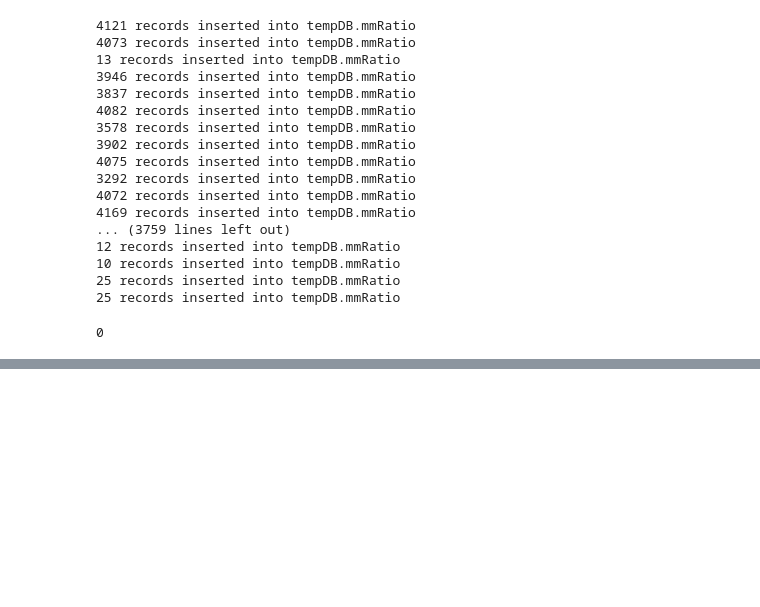
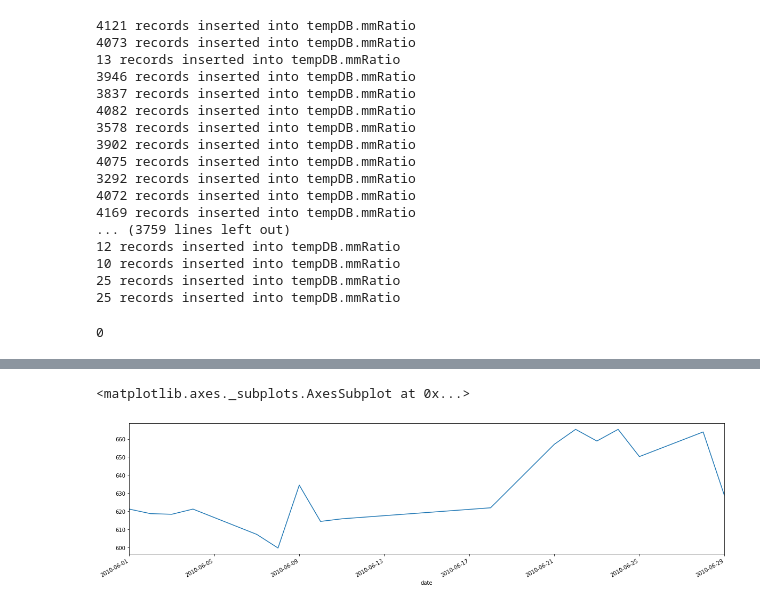
Before and after one commit to banksempire/FDM, a Jupyter notebook: FDM_test.ipynb, the cells around one changed output, grey strips where cells are left out. Saved outputs shown, nothing was run; the diff lists cells and outputs as text; code cells hidden in the pictures; blank space fills up the shorter version.

```diff
--- a/FDM_test.ipynb
+++ b/FDM_test.ipynb
@@ -134,0 +137,35 @@ indexes.head()
+# %%
+# Size factor
+
+from fdm import Tushare
+from fdm import CleanData
+
+# Var
+# client = self.get_client()
+client = client
+startdate = datetime(2019,1,1)
+enddate = datetime(2019,2,1)
+category = 'mv'
+q=0.5
+
+catcode = {'mv': 'total_mv', 'fmv': 'circ_mv'}
+
+# Init database
+tdb = Tushare(client).daily_basic()
+cdb = CleanData(client).pricing()
+
+# Get category score
+catdata = tdb.query({'trade_date': {'$gt': startdate, '$lte': enddate}},
+                    projection=['ts_code', 'trade_date', catcode[category]])
+catdata = catdata.pivot(
+    index='trade_date', columns='ts_code', values=catcode[category])
+catdata.sort_index(inplace=True)
+
+# Split stock codes by category score
+def split_list_by_quantile(ts):
+    low = ts[ts.quantile(q)>ts].index
+    high = ts[ts.quantile(1-q)<=ts].index
+    return pd.Series({'low':list(low),'high':list(high)})
+split_list = catdata.apply(split_list_by_quantile,axis = 1)
+
+# Get return data
@@ -134,0 +200,10 @@ indexes.head()
+# %%
+df = cdb.query({'code':'000001.SZ'})
+df = df.set_index('date')
+df = df.sort_index()
+# %%
+
+df['close']['2010-06-01':'2010-09-01'].plot(figsize=(20,5))
+# %% [output]
+<matplotlib.axes._subplots.AxesSubplot at 0x...>
+[figure, added]
```
Also changed, not shown: parts of 4 cells of this notebook, 1 other file.
